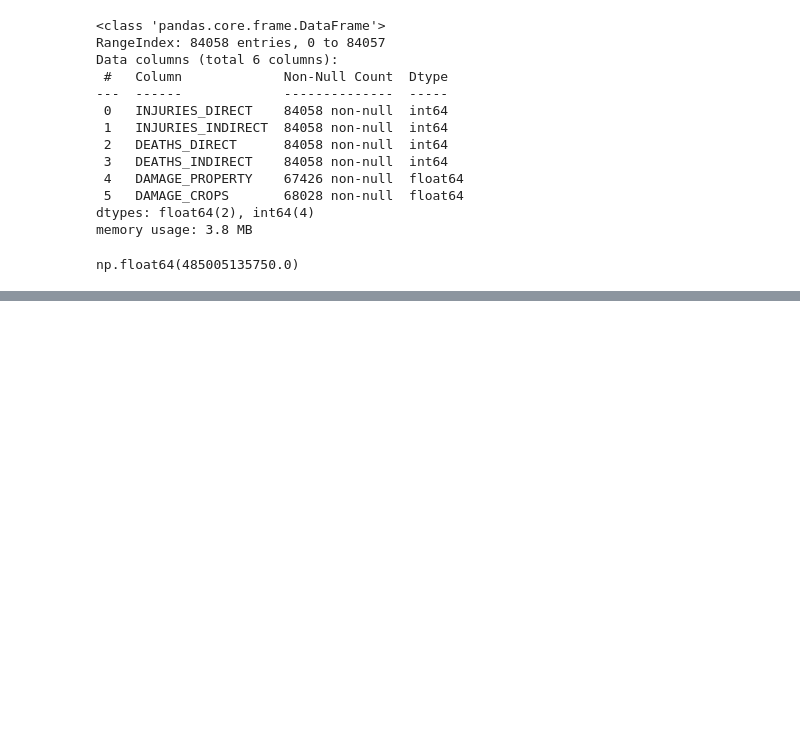
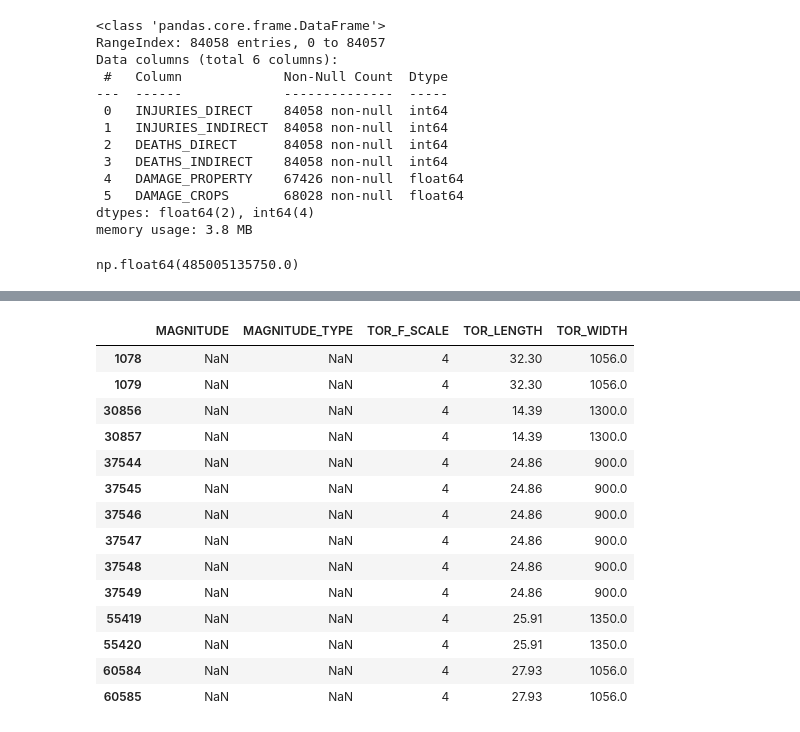
Before and after one commit to sushmita212/Parametric_Weather_Risk_Modeling, a Jupyter notebook: notebooks/Data_cleaning.ipynb, the cells around one changed output, grey strips where cells are left out. Drawn from its saved outputs; the diff is of its cells as text; code cells hidden in the pictures; blank space fills up the shorter version.

Commit message:
severity columns cleanup

```diff
--- a/notebooks/Data_cleaning.ipynb
+++ b/notebooks/Data_cleaning.ipynb
@@ -1035,0 +1152,2 @@ np.float64(485005135750.0)
+# %%
+df_year["TOTAL_DAMAGE"] = df_year["DAMAGE_PROPERTY"].fillna(0) + df_year["DAMAGE_CROPS"].fillna(0)
@@ -1035,0 +1173,23 @@ np.float64(485005135750.0)
+# %%
+def load_yearly_and_clean(year):
+
+    fileDName = f"../data/details/details_{year}.csv.gz"
+    fileFName = f"../data/fatalities/fatalities_{year}.csv.gz"
+    fileLName = f"../data/locations/locations_{year}.csv.gz"
+
+    df_d = pd.read_csv(fileDName)
+    df_f = pd.read_csv(fileFName)
+    df_l = pd.read_csv(fileLName)
+
+    df_year = df_d.merge(df_f, on="EVENT_ID", how="left")
+    df_year = df_year.merge(df_l, on="EVENT_ID", how="left")
+
+    # Clean the data
+    drop_unwanted_cols(df_year)
+    clean_id_cols(df_year)
+    clean_timing_cols(df_year)
+    clean_location_cols(df_year)
+    clean_damage_cols(df_year)
+    clean_severity_cols(df_year)
+
+    return df_year
@@ -1035,0 +1268,2 @@ np.float64(485005135750.0)
+# %%
+df = load_yearly_and_clean(2022)
@@ -1035,0 +1274,2 @@ np.float64(485005135750.0)
+# %%
+severity_cols = [col for col in df.columns if any(key in col.upper() for key in ['MAGNITUDE', 'SCALE', 'WIDTH', 'LENGTH','CAUSE'])]
@@ -1035,0 +1327,18 @@ np.float64(485005135750.0)
+# %%
+df[df['TOR_F_SCALE']==4][severity_cols]
+# %% [output]
+|  | MAGNITUDE | MAGNITUDE_TYPE | TOR_F_SCALE | TOR_LENGTH | TOR_WIDTH |
+| 1078 | NaN | NaN | 4 | 32.30 | 1056.0 |
+| 1079 | NaN | NaN | 4 | 32.30 | 1056.0 |
+| 30856 | NaN | NaN | 4 | 14.39 | 1300.0 |
+| 30857 | NaN | NaN | 4 | 14.39 | 1300.0 |
+| 37544 | NaN | NaN | 4 | 24.86 | 900.0 |
+| 37545 | NaN | NaN | 4 | 24.86 | 900.0 |
+| 37546 | NaN | NaN | 4 | 24.86 | 900.0 |
+| 37547 | NaN | NaN | 4 | 24.86 | 900.0 |
+| 37548 | NaN | NaN | 4 | 24.86 | 900.0 |
+| 37549 | NaN | NaN | 4 | 24.86 | 900.0 |
+| 55419 | NaN | NaN | 4 | 25.91 | 1350.0 |
+| 55420 | NaN | NaN | 4 | 25.91 | 1350.0 |
+| 60584 | NaN | NaN | 4 | 27.93 | 1056.0 |
+| 60585 | NaN | NaN | 4 | 27.93 | 1056.0 |
```
Also changed, not shown: parts of 41 cells of this notebook, 1 other file.
